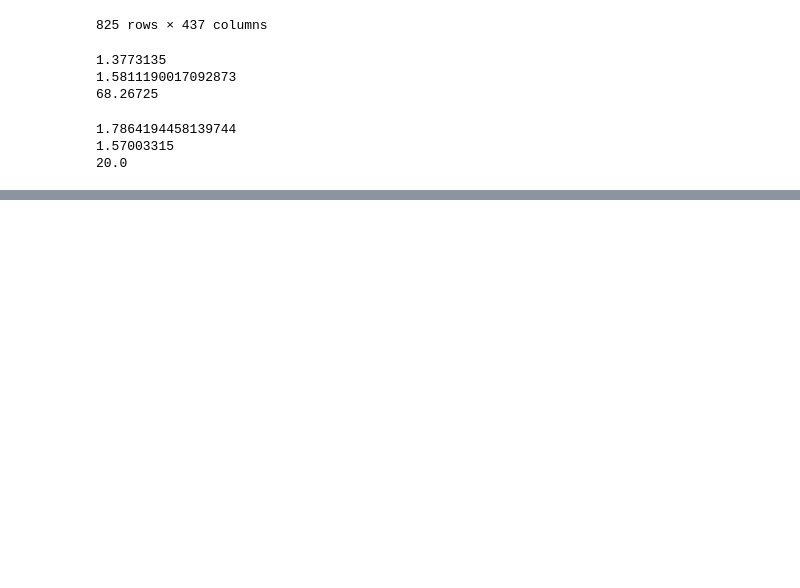
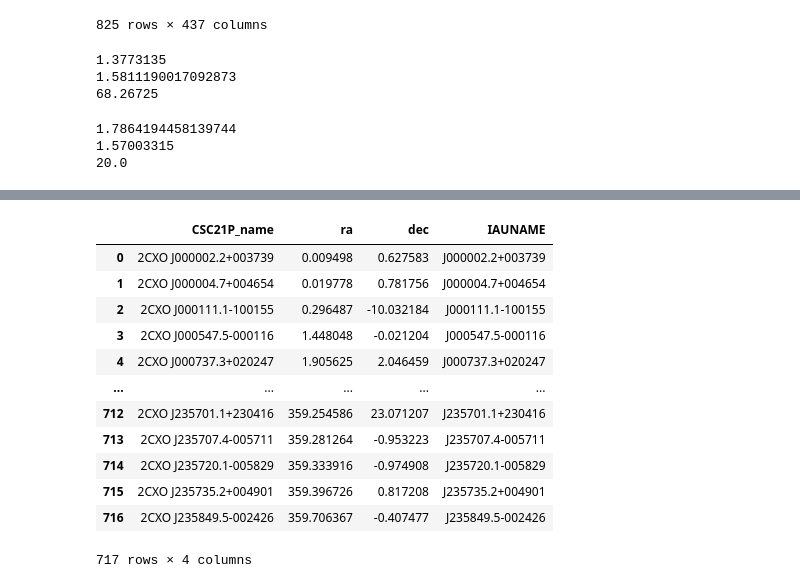
Before and after one commit to kciurleo/AGN, a Jupyter notebook: unorganized/xmm_stuff.ipynb, the cells around one changed output, grey strips where cells are left out. Saved outputs shown, nothing was run; the diff lists cells and outputs as text; code cells hidden in the pictures; blank space fills up the shorter version.

```diff
--- a/unorganized/xmm_stuff.ipynb
+++ b/unorganized/xmm_stuff.ipynb
@@ -132,0 +119,17 @@ Name: PLATE, Length: 825, dtype: float64
+# %%
+testtable = votable.parse_single_table('/Users/kciurleo/Downloads/test_votable.vot').to_table().to_pandas()
+testtable
+# %% [output]
+|  | CSC21P_name | ra | dec | IAUNAME |
+| 0 | 2CXO J000002.2+003739 | 0.009498 | 0.627583 | J000002.2+003739 |
+| 1 | 2CXO J000004.7+004654 | 0.019778 | 0.781756 | J000004.7+004654 |
+| 2 | 2CXO J000111.1-100155 | 0.296487 | -10.032184 | J000111.1-100155 |
+| 3 | 2CXO J000547.5-000116 | 1.448048 | -0.021204 | J000547.5-000116 |
+| 4 | 2CXO J000737.3+020247 | 1.905625 | 2.046459 | J000737.3+020247 |
+| ... | ... | ... | ... | ... |
+| 712 | 2CXO J235701.1+230416 | 359.254586 | 23.071207 | J235701.1+230416 |
+| 713 | 2CXO J235707.4-005711 | 359.281264 | -0.953223 | J235707.4-005711 |
+| 714 | 2CXO J235720.1-005829 | 359.333916 | -0.974908 | J235720.1-005829 |
+| 715 | 2CXO J235735.2+004901 | 359.396726 | 0.817208 | J235735.2+004901 |
+| 716 | 2CXO J235849.5-002426 | 359.706367 | -0.407477 | J235849.5-002426 |
+717 rows × 4 columns
```
Also changed, not shown: parts of 6 cells of this notebook, 3 other files.
